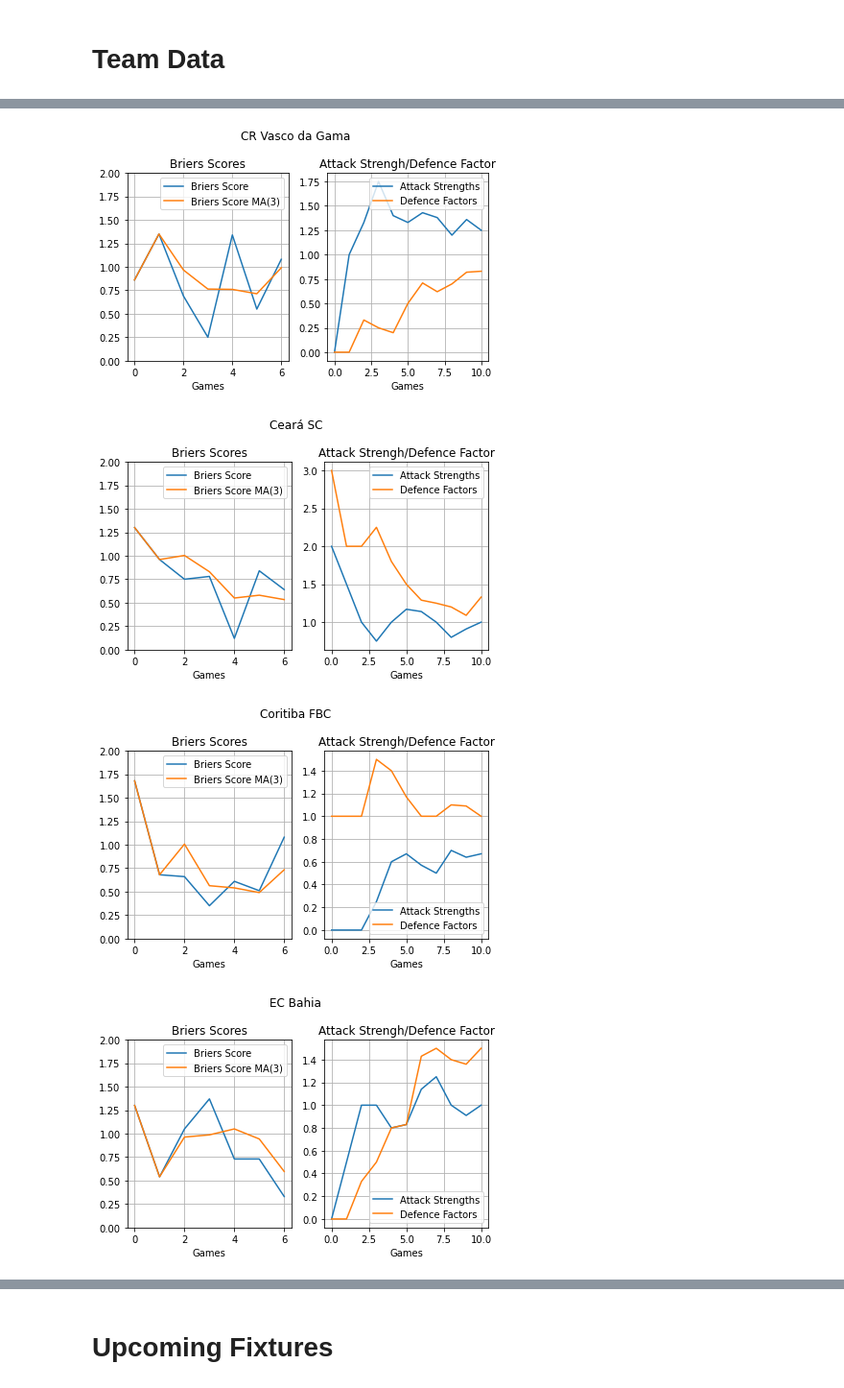
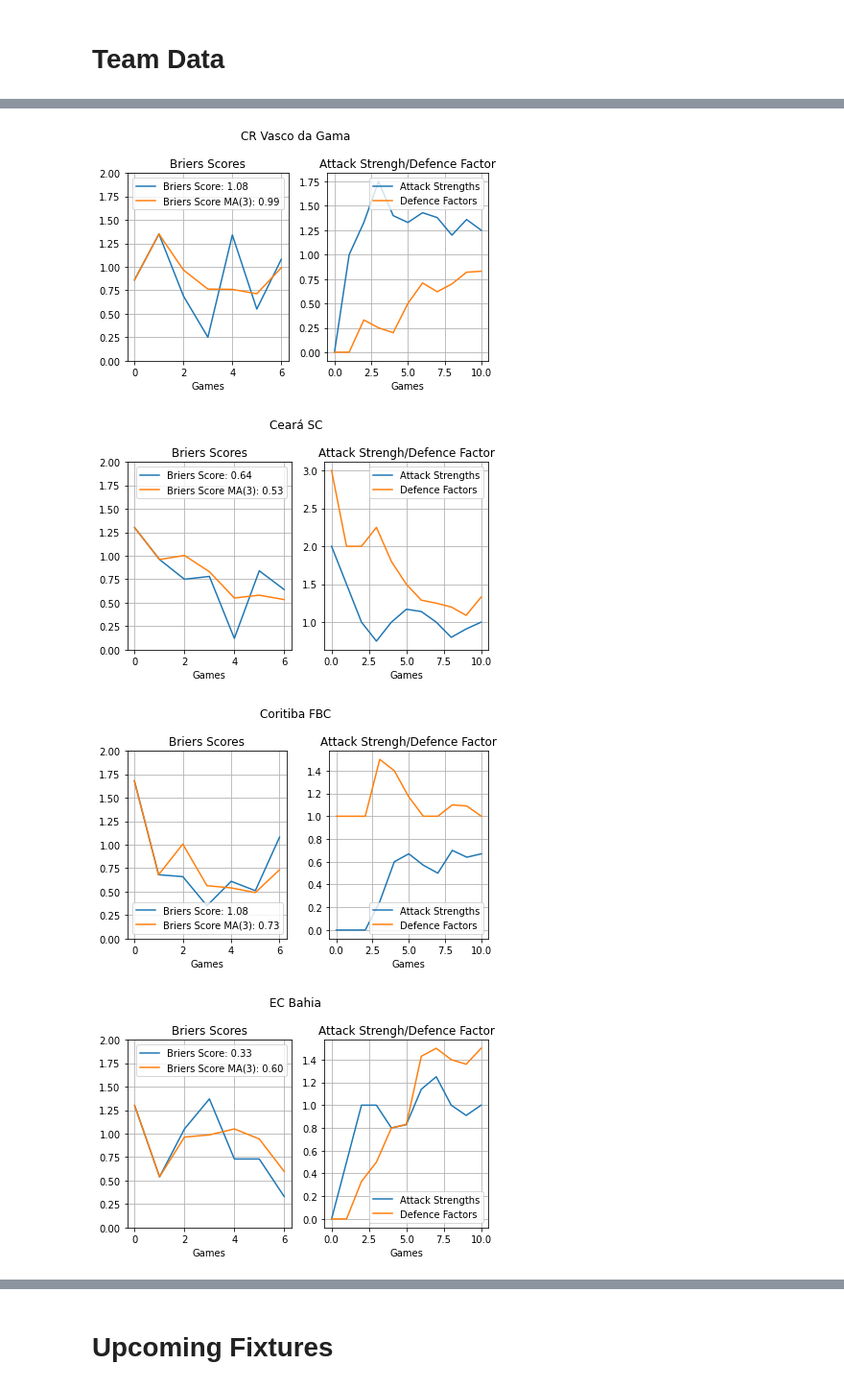
Before and after one commit to FootyStats/footy, a Jupyter notebook: competition.ipynb, the cells around one changed output, grey strips where cells are left out. Shown at 96% size. Cells and saved outputs as stored; diff of their text form; code cells hidden in the pictures.

```diff
--- a/competition.ipynb
+++ b/competition.ipynb
@@ -70,10 +70,17 @@ for team_name in teams_data.keys():
 
     fig, (ax1, ax2) = plt.subplots(1, 2)
     fig.suptitle(team_name)
-    ax1.plot(briers_scores_outcomes, label='Briers Score')
+
+    if len(briers_scores_outcomes) > 0:
+        label = f'Briers Score: {briers_scores_outcomes[-1]}'
+    else:
+        label = 'Briers Score'
+
+    ax1.plot(briers_scores_outcomes, label=label)
 
     if briers_scores_outcomes_ma3 is not None:
-        ax1.plot(briers_scores_outcomes_ma3, label='Briers Score MA(3)')
+        label = 'Briers Score MA(3): %.2f' % briers_scores_outcomes_ma3[-1]
+        ax1.plot(briers_scores_outcomes_ma3, label=label)
     ax1.legend()
     ax1.set_ylim(0.0, 2.0)
     ax1.set(xlabel='Games', title='Briers Scores')
@@ -99,4 +106,4 @@ for team_name in teams_data.keys():
-[figure, old version]
+[figure, new version]
-[figure, old version]
+[figure, new version]
-[figure, old version]
+[figure, new version]
-[figure, old version]
+[figure, new version]
```
Also changed, not shown: parts of 2 cells of this notebook.
